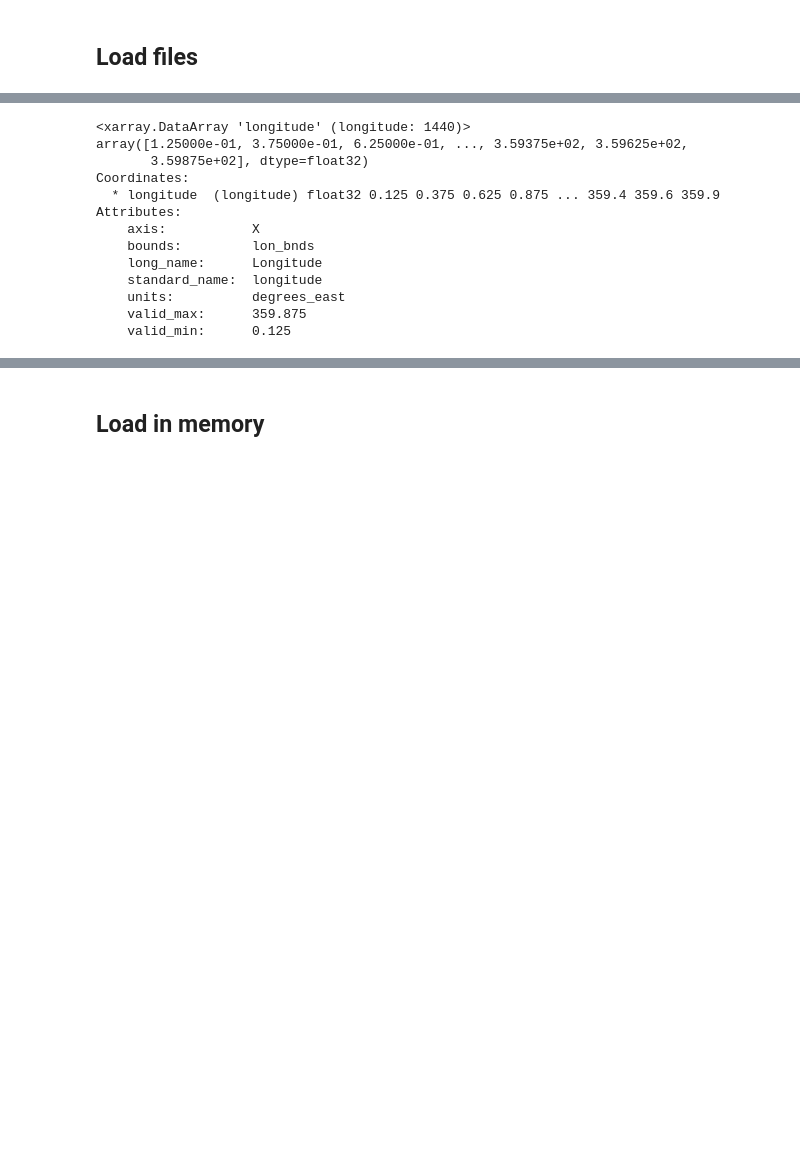
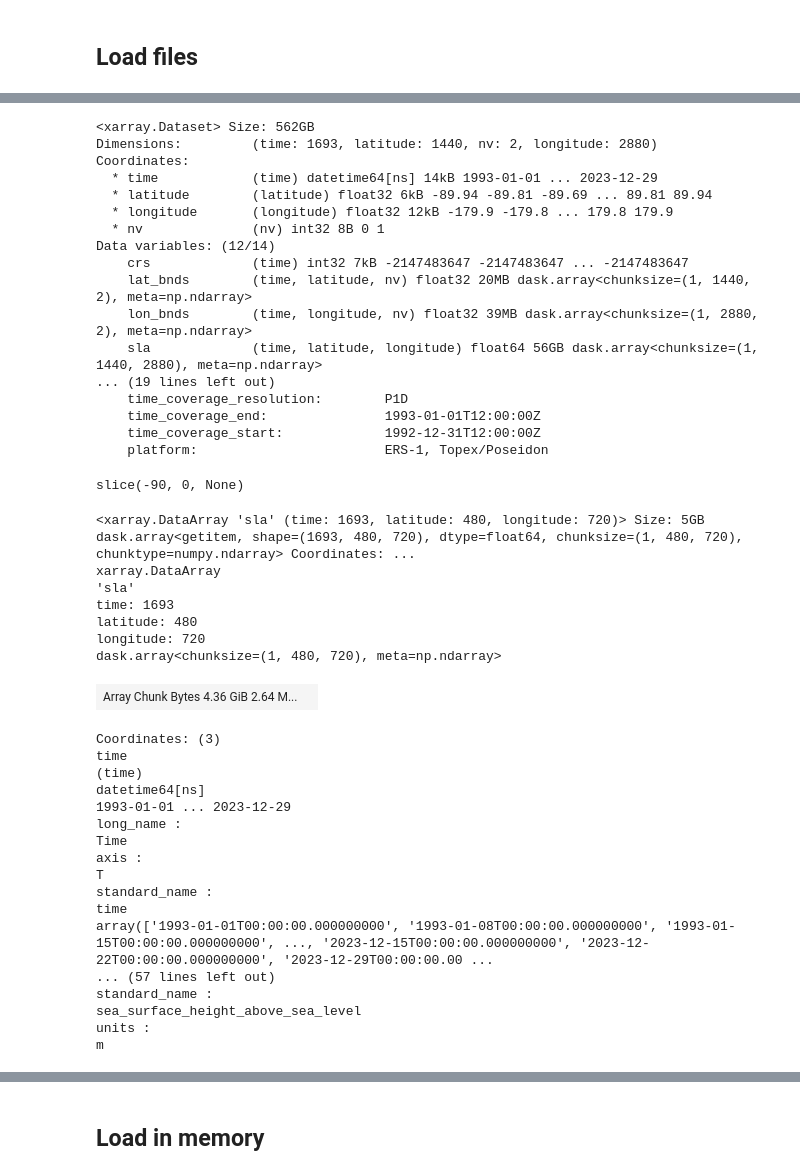
Before and after one commit to PedroVelez/NorthAtlanticFrequencies, a Jupyter notebook: Create_SSHnc_Atlantic.ipynb, the cells around one changed output, grey strips where cells are left out. Drawn from its saved outputs; the diff is of its cells as text; code cells hidden in the pictures; blank space fills up the shorter version.

```diff
--- a/Create_SSHnc_Atlantic.ipynb
+++ b/Create_SSHnc_Atlantic.ipynb
@@ -47,19 +50,23 @@ plt.plot(np.diff(dsALL.time)/86400/1e9)
 # %%
-dsALL.longitude
+dsALL
 # %% [output]
-<xarray.DataArray 'longitude' (longitude: 1440)>
-array([1.25000e-01, 3.75000e-01, 6.25000e-01, ..., 3.59375e+02, 3.59625e+02,
-       3.59875e+02], dtype=float32)
+<xarray.Dataset> Size: 562GB
+Dimensions:         (time: 1693, latitude: 1440, nv: 2, longitude: 2880)
 Coordinates:
-  * longitude  (longitude) float32 0.125 0.375 0.625 0.875 ... 359.4 359.6 359.9
-Attributes:
-    axis:           X
-    bounds:         lon_bnds
-    long_name:      Longitude
-    standard_name:  longitude
-    units:          degrees_east
-    valid_max:      359.875
-    valid_min:      0.125
+  * time            (time) datetime64[ns] 14kB 1993-01-01 ... 2023-12-29
+  * latitude        (latitude) float32 6kB -89.94 -89.81 -89.69 ... 89.81 89.94
+  * longitude       (longitude) float32 12kB -179.9 -179.8 ... 179.8 179.9
+  * nv              (nv) int32 8B 0 1
+Data variables: (12/14)
+    crs             (time) int32 7kB -2147483647 -2147483647 ... -2147483647
+    lat_bnds        (time, latitude, nv) float32 20MB dask.array<chunksize=(1, 1440, 2), meta=np.ndarray>
+    lon_bnds        (time, longitude, nv) float32 39MB dask.array<chunksize=(1, 2880, 2), meta=np.ndarray>
+    sla             (time, latitude, longitude) float64 56GB dask.array<chunksize=(1, 1440, 2880), meta=np.ndarray>
+... (19 lines left out)
+    time_coverage_resolution:        P1D
+    time_coverage_end:               1993-01-01T12:00:00Z
+    time_coverage_start:             1992-12-31T12:00:00Z
+    platform:                        ERS-1, Topex/Poseidon
 # %%
 #Select area
 area_name='NorthAtlantic'
@@ -68,5 +75,37 @@ lon_area=slice(270,360)
+# %%
+lon_area
+# %% [output]
+slice(-90, 0, None)
 # %%
 sla_area = dsALL.sla.sel(latitude=lat_area, longitude=lon_area)
+# %%
+sla_area
+# %% [output]
+<xarray.DataArray 'sla' (time: 1693, latitude: 480, longitude: 720)> Size: 5GB dask.array<getitem, shape=(1693, 480, 720), dtype=float64, chunksize=(1, 480, 720), chunktype=numpy.ndarray> Coordinates: ...
+xarray.DataArray
+'sla'
+time: 1693
+latitude: 480
+longitude: 720
+dask.array<chunksize=(1, 480, 720), meta=np.ndarray>
+| Array Chunk Bytes 4.36 GiB 2.64 M... |  |
+Coordinates: (3)
+time
+(time)
+datetime64[ns]
+1993-01-01 ... 2023-12-29
+long_name :
+Time
+axis :
+T
+standard_name :
+time
+array(['1993-01-01T00:00:00.000000000', '1993-01-08T00:00:00.000000000', '1993-01-15T00:00:00.000000000', ..., '2023-12-15T00:00:00.000000000', '2023-12-22T00:00:00.000000000', '2023-12-29T00:00:00.00 ...
+... (57 lines left out)
+standard_name :
+sea_surface_height_above_sea_level
+units :
+m
 # %%
 fig, ax= plt.subplots(figsize=(18,10))
 ax.contourf(sla_area.longitude,sla_area.latitude,sla_area.isel(time=0),40,cmap='plasma')
```
Also changed, not shown: parts of 12 cells of this notebook, 4 other files.
